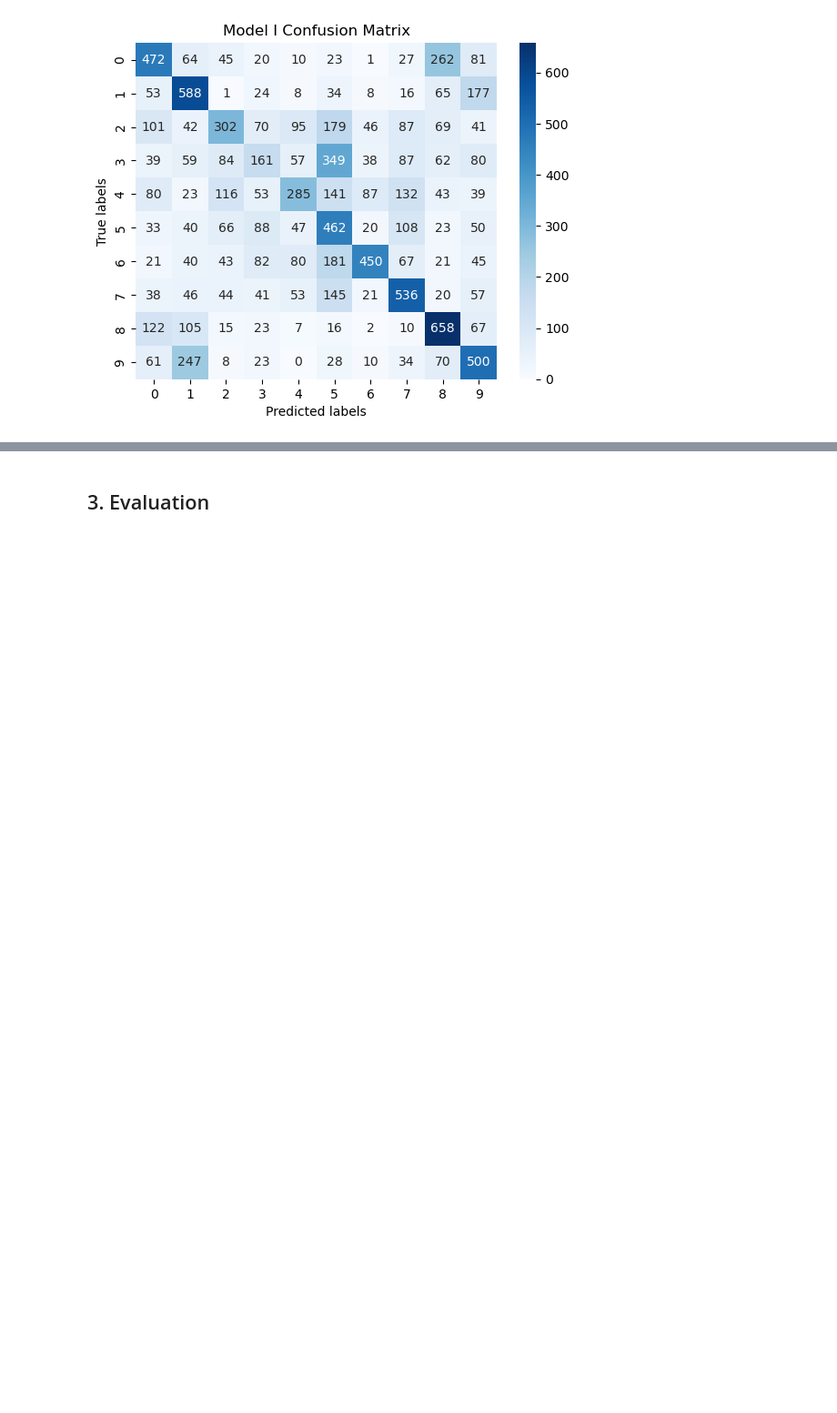
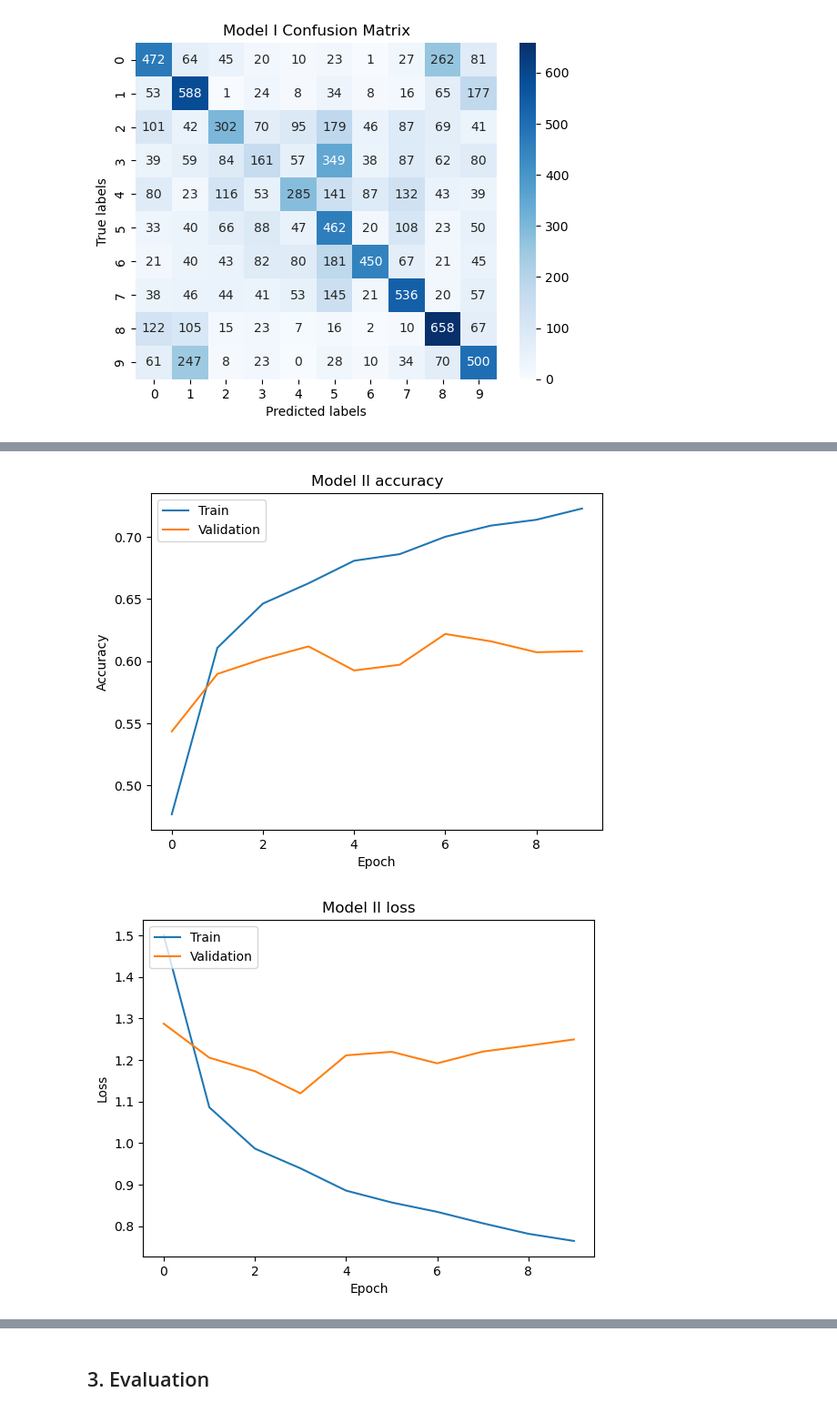
Before and after one commit to Colin-chan1366/Project3-WeaklySupervisedLearning, a Jupyter notebook: output/main.ipynb, the cells around one changed output, grey strips where cells are left out. Shown at 91% size. Saved outputs shown, nothing was run; the diff lists cells and outputs as text; code cells hidden in the pictures; blank space fills up the shorter version.

```diff
--- a/output/main.ipynb
+++ b/output/main.ipynb
@@ -366,0 +639,19 @@ plt.show()
+# %%
+noisy_to_clean_labels = np.array(noisy_to_clean_labels)
+# %%
+x_train = imgs[10000:, :, :, :]  # all images after first 10000
+x_test = imgs[:10000, :, : , :]  # first 10000 clean images
+
+y_train = noisy_to_clean_labels[10000:] # train on all "noisy to clean" labels after first 10000
+y_test = clean_labels #clean labels for first 10000 images
+# %%
+model2.compile(optimizer='adam',
+               loss='sparse_categorical_crossentropy',
+               metrics=['accuracy'])
+# %%
+# Train the model
+history_m2 = model2.fit(x_train, y_train, epochs=10, validation_data=(x_test, y_test))
+
+# Evaluate the model
+test_loss, test_acc = model2.evaluate(x_test, y_test)
+print('Test accuracy:', test_acc)
@@ -496,0 +693,23 @@ def model_II(image):
+# %%
+## Accuracy and Loss
+
+# Plot training & validation accuracy values
+plt.plot(history_m2.history['accuracy'])
+plt.plot(history_m2.history['val_accuracy'])
+plt.title('Model II accuracy')
+plt.ylabel('Accuracy')
+plt.xlabel('Epoch')
+plt.legend(['Train', 'Validation'], loc='upper left')
+plt.show()
+
+# Plot training & validation loss values
+plt.plot(history_m2.history['loss'])
+plt.plot(history_m2.history['val_loss'])
+plt.title('Model II loss')
+plt.ylabel('Loss')
+plt.xlabel('Epoch')
+plt.legend(['Train', 'Validation'], loc='upper left')
+plt.show()
+# %% [output]
+[figure, added]
+[figure, added]
```
Also changed, not shown: parts of 26 cells of this notebook, 1 other file.
